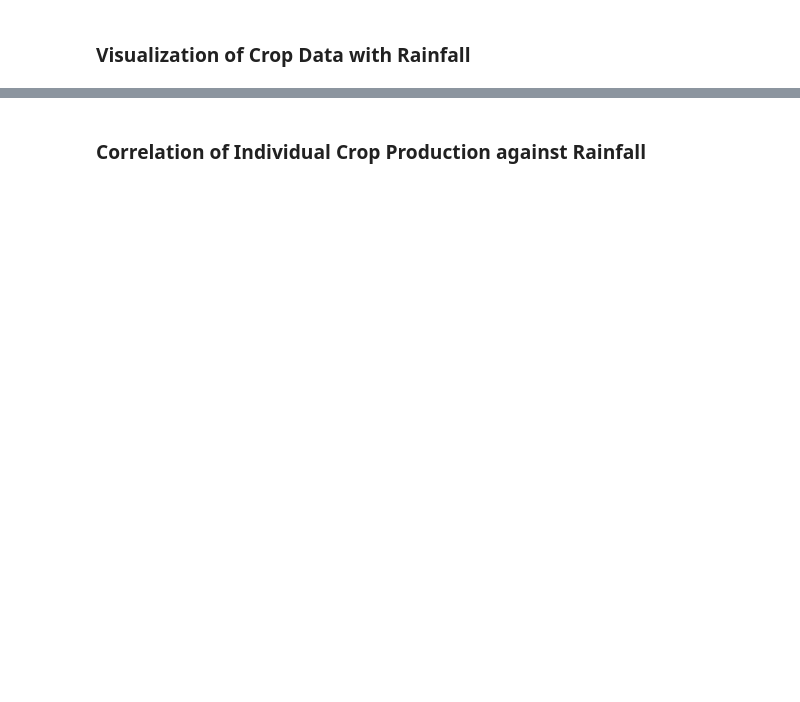
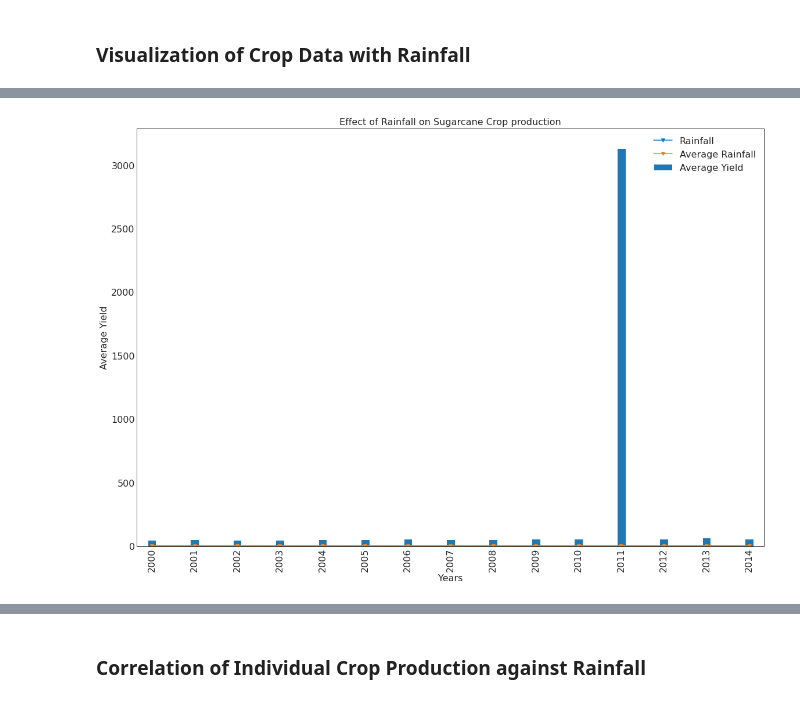
Before and after one commit to ganeshhalthota/iisc-da231-raw_crop, a Jupyter notebook: code/RAW_Crop.ipynb, the cells around one changed output, grey strips where cells are left out. Saved outputs shown, nothing was run; the diff lists cells and outputs as text; code cells hidden in the pictures; blank space fills up the shorter version.

```diff
--- a/code/RAW_Crop.ipynb
+++ b/code/RAW_Crop.ipynb
@@ -1650,0 +1651,20 @@ time: 466 ms (started: 2021-12-10 11:27:31 +00:00)
+# %%
+## Sugarcane
+df_temp = df_cr_merged.filter((col('Crop') == 'Sugarcane')
+    ).drop('State_Name', 'Crop', 'Total_Area', 'Total_Production', 'Avg_Rainfall'
+    ).groupBy('Crop_Year'
+    ).agg(
+        avg('Avg_Yield').alias('Avg_Yield'),
+        avg('Rainfall').alias('Rainfall'),
+    ).withColumn('Rainfall', col('Rainfall')/1000
+    ).sort('Crop_Year'
+    )
+
+df_temp = df_temp.drop('Avg_Rainfall'
+    ).withColumn('Avg_Rainfall', lit(avg_r)
+    ).withColumn('Avg_Rainfall', col('Avg_Rainfall')/1000
+    )
+
+df_temp.show(5)
+
+dataSet = df_temp.toPandas();
@@ -1650,0 +1684,28 @@ time: 466 ms (started: 2021-12-10 11:27:31 +00:00)
+# %%
+ax = dataSet[['Rainfall', 'Avg_Rainfall']]\
+    .plot(linestyle='solid',
+          marker='v',
+          title='Effect of Rainfall on Sugarcane Crop production')
+dataSet['Avg_Yield'].plot(kind='bar', ax = ax, width=0.2)
+
+ax.set_xticklabels(dataSet['Crop_Year'])
+
+def set_size(w,h, ax=None):
+    """ w, h: width, height in inches """
+    if not ax: ax=plt.gca()
+    l = ax.figure.subplotpars.left
+    r = ax.figure.subplotpars.right
+    t = ax.figure.subplotpars.top
+    b = ax.figure.subplotpars.bottom
+    figw = float(w)/(r-l)
+    figh = float(h)/(t-b)
+    ax.figure.set_size_inches(figw, figh)
+
+
+set_size(15,10)
+ax.set_xlabel("Years")
+ax.set_ylabel("Average Yield")
+ax.legend(["Rainfall", "Average Rainfall", "Average Yield"]);
+plt.show()
+# %% [output]
+[figure, added]
```
Also changed, not shown: parts of 54 cells of this notebook, 2 other files.
